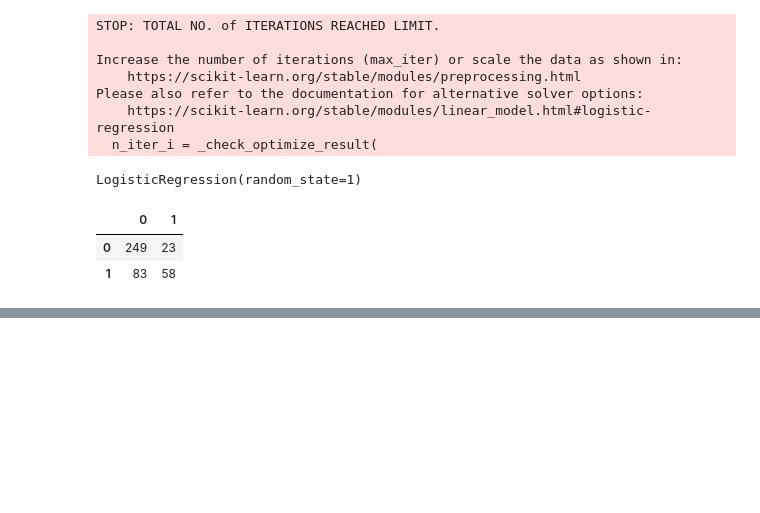
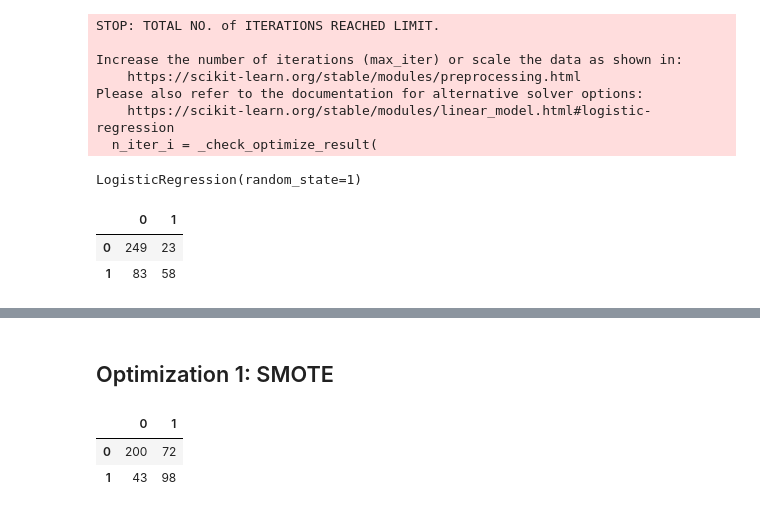
Before and after one commit to Musiholic/NCAA-March-Madness, a Jupyter notebook: Madness Logistic Regression.ipynb, the cells around one changed output, grey strips where cells are left out. Saved outputs shown, nothing was run; the diff lists cells and outputs as text; code cells hidden in the pictures; blank space fills up the shorter version.

```diff
--- a/Madness Logistic Regression.ipynb
+++ b/Madness Logistic Regression.ipynb
@@ -162,0 +171,44 @@ weighted avg       0.74      0.74      0.72       413
+# %% [markdown]
+## Optimization 1: SMOTE ##
+# %%
+# Read the dataset
+super_data_df = pd.read_csv("Resources/madness_label_final_data.csv")
+
+# Drop unnecessary columns
+X = super_data_df.drop(columns=["Years", "Madness", "Team"])
+y = super_data_df["Madness"]
+
+# Apply preprocessing to handle string columns
+X['PTS'] = X['PTS'].str.replace(',', '').astype(float)
+X['DRebs'] = X['DRebs'].str.replace(',', '').astype(float)
+X['REB'] = X['REB'].str.replace(',', '').astype(float)
+X['FGM_y'] = X['FGM_y'].str.replace(',', '').astype(float)
+X['FGA_y'] = X['FGA_y'].str.replace(',', '').astype(float)
+X['FTA'] = X['FTA'].str.replace(',', '').astype(float)
+
+# Split the data using train_test_split
+X_train, X_test, y_train, y_test = train_test_split(X, y, random_state=42)
+
+# Apply SMOTE to handle class imbalance
+smote = SMOTE(random_state=42)
+X_train_resampled, y_train_resampled = smote.fit_resample(X_train, y_train)
+
+# Feature scaling
+scaler = StandardScaler()
+X_train_resampled_scaled = scaler.fit_transform(X_train_resampled)
+X_test_scaled = scaler.transform(X_test)
+
+# Initialize and train the logistic regression model
+lr_model = LogisticRegression(random_state=1)
+lr_model.fit(X_train_resampled_scaled, y_train_resampled)
+
+# Make predictions
+lr_prediction = lr_model.predict(X_test_scaled)
+# %%
+cm_imbalanced = confusion_matrix(y_test, lr_prediction)
+cm_imbalanced_df = pd.DataFrame(cm_imbalanced)
+cm_imbalanced_df
+# %% [output]
+|  | 0 | 1 |
+| 0 | 200 | 72 |
+| 1 | 43 | 98 |
```
Also changed, not shown: parts of 14 cells of this notebook, 4 other files.
